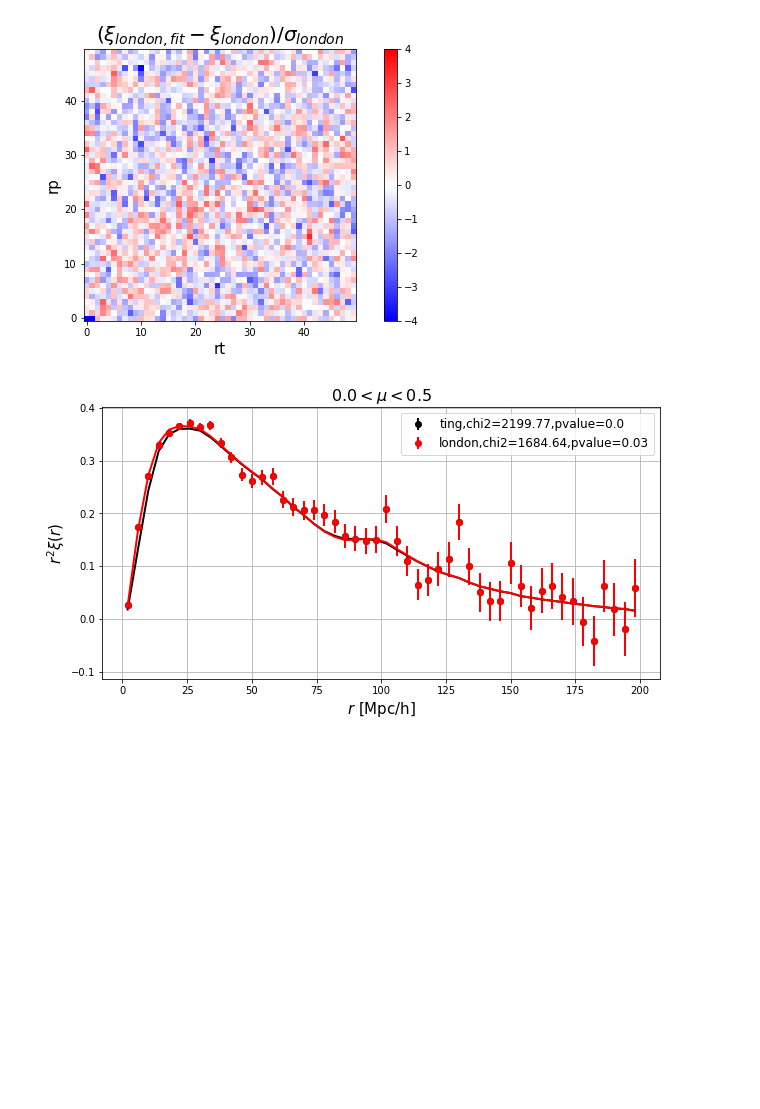
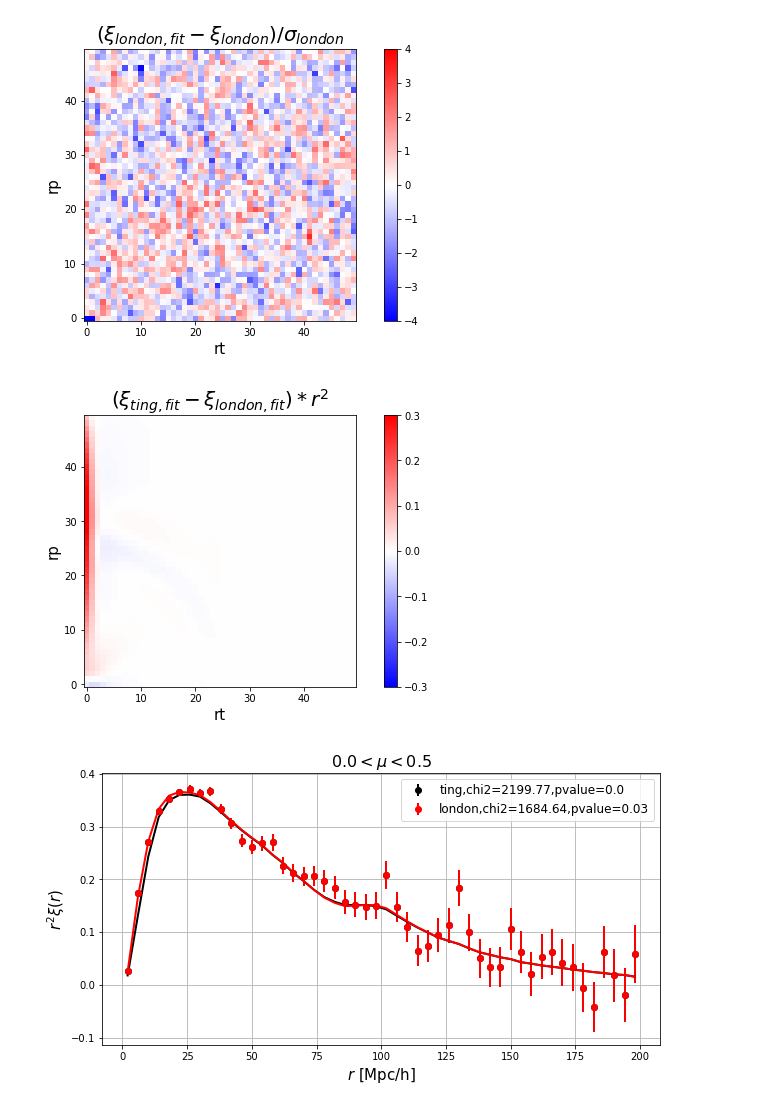
Before and after one commit to moonlovist/Eboss-mocks, a Jupyter notebook: mock_London.ipynb, the cells around one changed output. Saved outputs shown, nothing was run; the diff lists cells and outputs as text; code cells hidden in the pictures; blank space fills up the shorter version.

```diff
--- a/mock_London.ipynb
+++ b/mock_London.ipynb
@@ -149,17 +149,19 @@ plt.show()
 # %% [output]
 [figure]
 # %%
-r_bins_square = hdu.data['RP']**2+hdu.data['RT']**2
+r_bins_square = hdu[1].data['RP']**2+hdu[1].data['RT']**2
 xi_ting = np.loadtxt('/global/cscratch1/sd/tanting/Result_hcd/London_1_100/Fits_mock_hcd_mask_200_rebins_3-0-100/result_rogers_L0_10.txt')
 xi_london = np.loadtxt('/global/cscratch1/sd/tanting/Result_hcd/London_1_100/Fits_mock_hcd_mask_200_rebins_3-0-100/result_rogers_L0_10_london.txt')
-cf_diffe = ((xi_london-xi)*r_bins_square).reshape(50,50)
+cf_difference = ((xi_ting-xi_london)*r_bins_square).reshape(50,50)
 fig = plt.figure() # create the canvas for plotting
-plt.title(r'$(\xi_{ting,fit}-\xi_{london,fit})$', fontsize=20)
-plt.imshow(cf_london,vmax=4.,vmin=-4.,origin='lower',cmap='bwr')
+plt.title(r'$(\xi_{ting,fit}-\xi_{london,fit})*r^2$', fontsize=20)
+plt.imshow(cf_difference,vmax=0.3,vmin=-0.3,origin='lower',cmap='bwr')
 plt.colorbar()
 plt.xlabel('rt')
 plt.ylabel('rp')
 plt.show()
+# %% [output]
+[figure, added]
 # %%
 total_dir = '/global/cfs/cdirs/desi/science/lya/picca_on_mocks/london/v9.0/v9.0.0/eboss-0.2/'
 names = ['ting',
```
